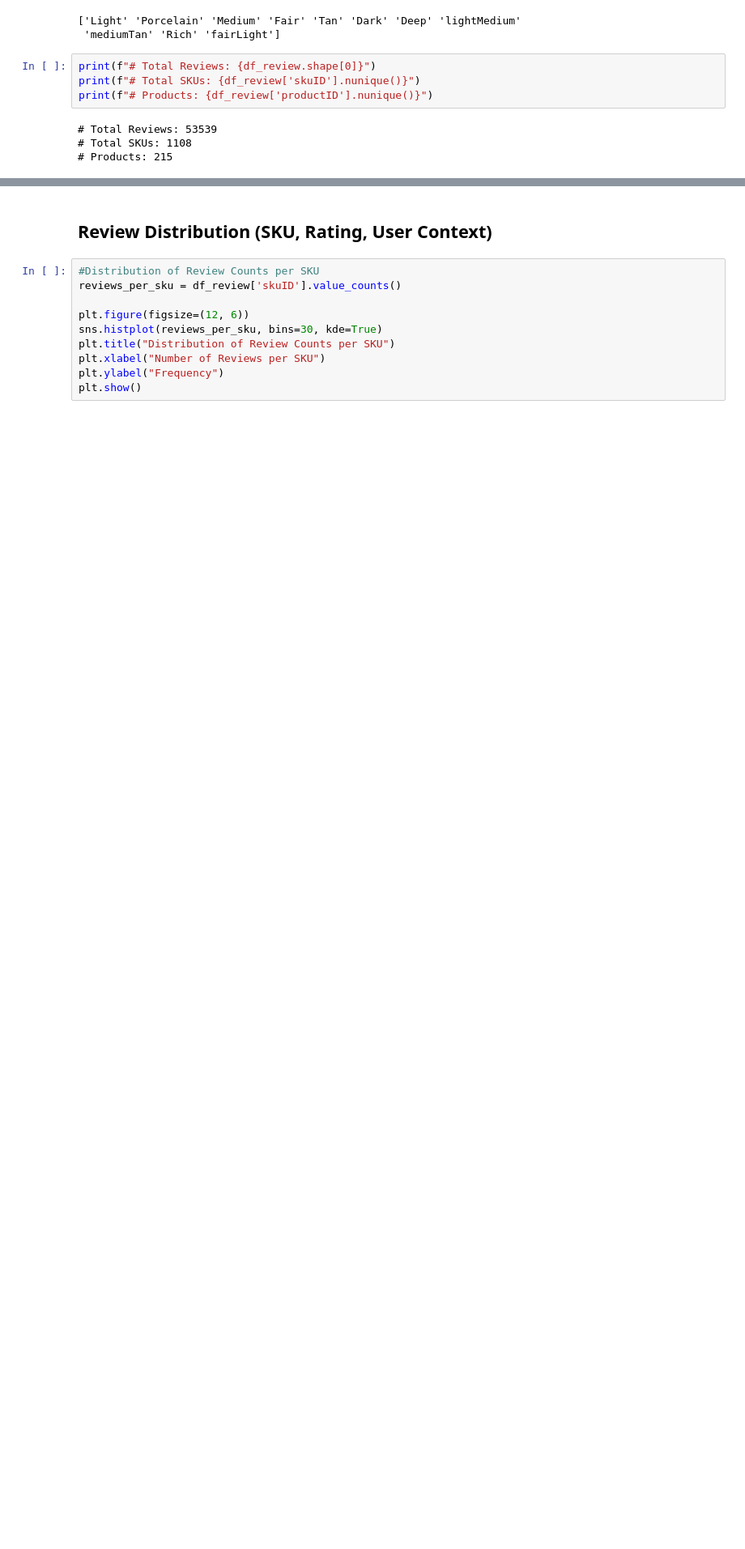
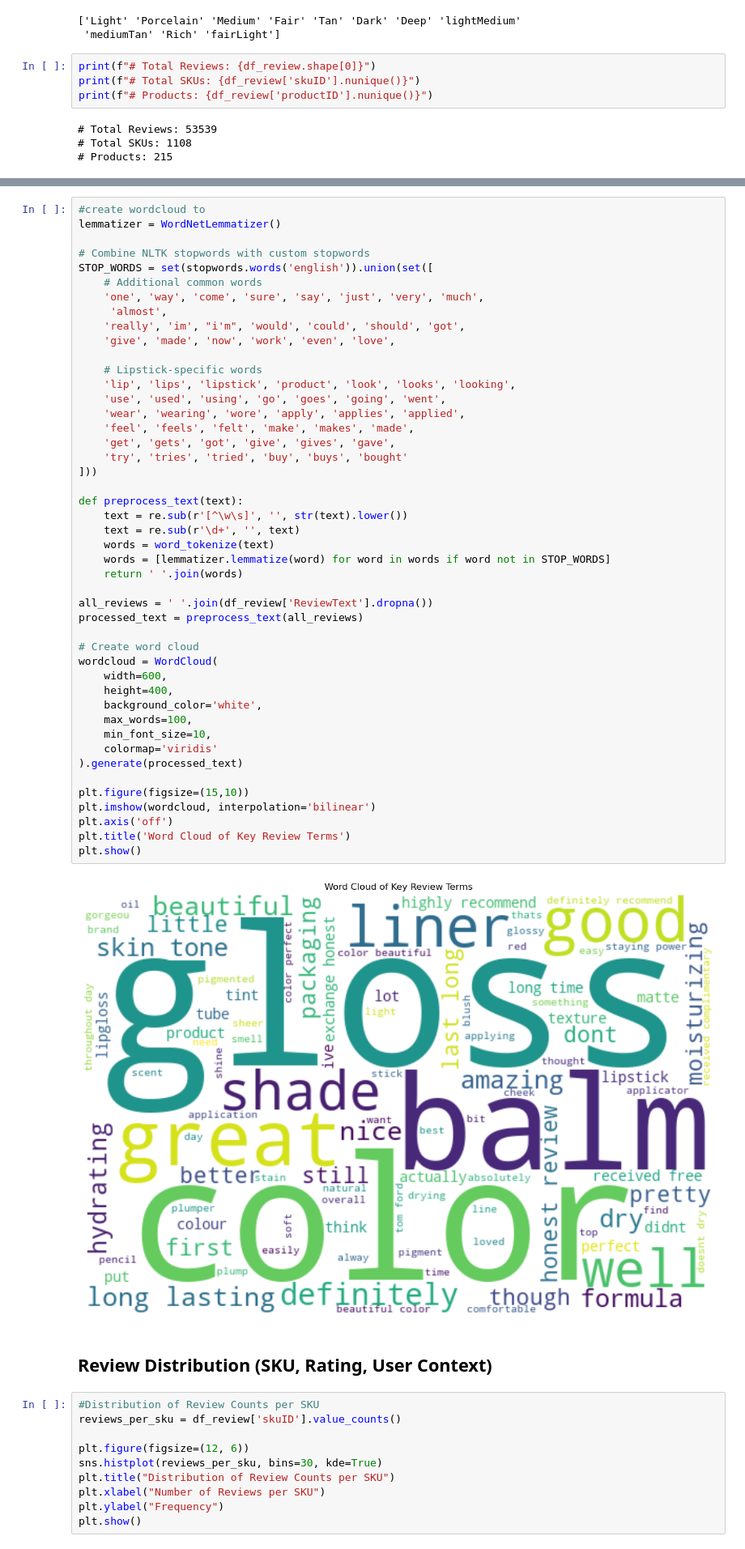
Before and after one commit to NoraStella-Chen/lipshade-lab, a Jupyter notebook: 2. EDA and Recommendation Datasets Preparation/2 EDA and Recommendation Datasets.ipynb, the cells around one changed output, grey strips where cells are left out. Shown at 81% size. Drawn from its saved outputs; the diff is of its cells as text; blank space fills up the shorter version.

```diff
--- a/2. EDA and Recommendation Datasets Preparation/2 EDA and Recommendation Datasets.ipynb
+++ b/2. EDA and Recommendation Datasets Preparation/2 EDA and Recommendation Datasets.ipynb
@@ -113,3 +135,51 @@ print(f"# Products: {df_review['productID'].nunique()}")
+# %%
+#create wordcloud to
+lemmatizer = WordNetLemmatizer()
+
+# Combine NLTK stopwords with custom stopwords
+STOP_WORDS = set(stopwords.words('english')).union(set([
+    # Additional common words
+    'one', 'way', 'come', 'sure', 'say', 'just', 'very', 'much',
+     'almost',
+    'really', 'im', "i'm", 'would', 'could', 'should', 'got',
+    'give', 'made', 'now', 'work', 'even', 'love',
+
+    # Lipstick-specific words
+    'lip', 'lips', 'lipstick', 'product', 'look', 'looks', 'looking',
+    'use', 'used', 'using', 'go', 'goes', 'going', 'went',
+    'wear', 'wearing', 'wore', 'apply', 'applies', 'applied',
+    'feel', 'feels', 'felt', 'make', 'makes', 'made',
+    'get', 'gets', 'got', 'give', 'gives', 'gave',
+    'try', 'tries', 'tried', 'buy', 'buys', 'bought'
+]))
+
+def preprocess_text(text):
+    text = re.sub(r'[^\w\s]', '', str(text).lower())
+    text = re.sub(r'\d+', '', text)
+    words = word_tokenize(text)
+    words = [lemmatizer.lemmatize(word) for word in words if word not in STOP_WORDS]
+    return ' '.join(words)
+
+all_reviews = ' '.join(df_review['ReviewText'].dropna())
+processed_text = preprocess_text(all_reviews)
+
+# Create word cloud
+wordcloud = WordCloud(
+    width=600,
+    height=400,
+    background_color='white',
+    max_words=100,
+    min_font_size=10,
+    colormap='viridis'
+).generate(processed_text)
+
+plt.figure(figsize=(15,10))
+plt.imshow(wordcloud, interpolation='bilinear')
+plt.axis('off')
+plt.title('Word Cloud of Key Review Terms')
+plt.show()
+# %% [output]
+[figure, added]
 # %% [markdown]
 ## Review Distribution (SKU, Rating, User Context)
 # %%
```
Also changed, not shown: parts of 2 cells of this notebook.
